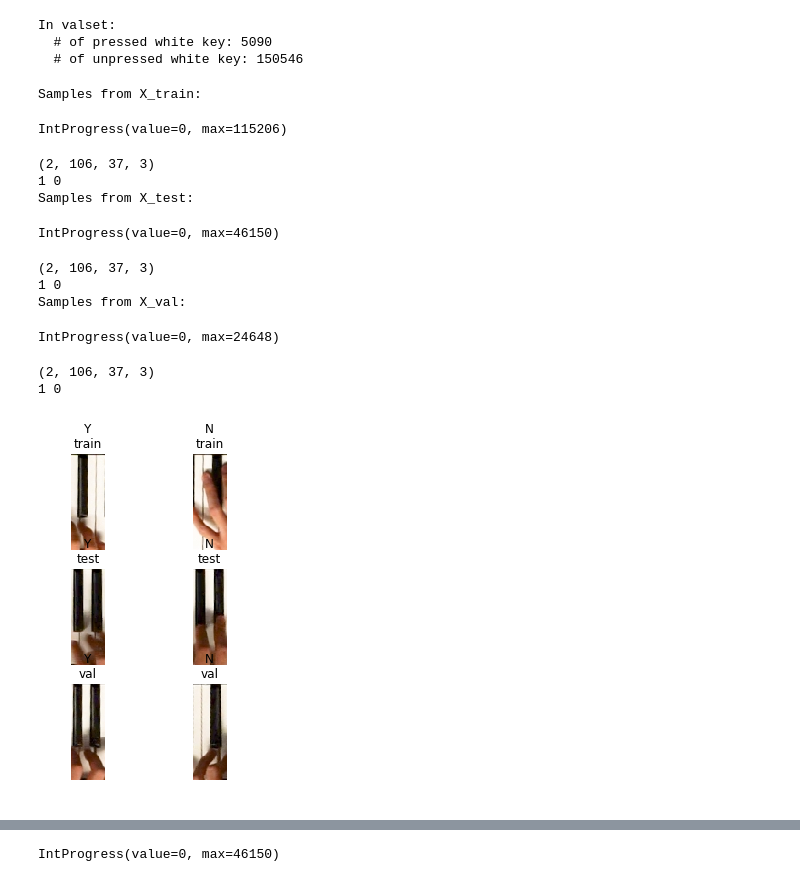
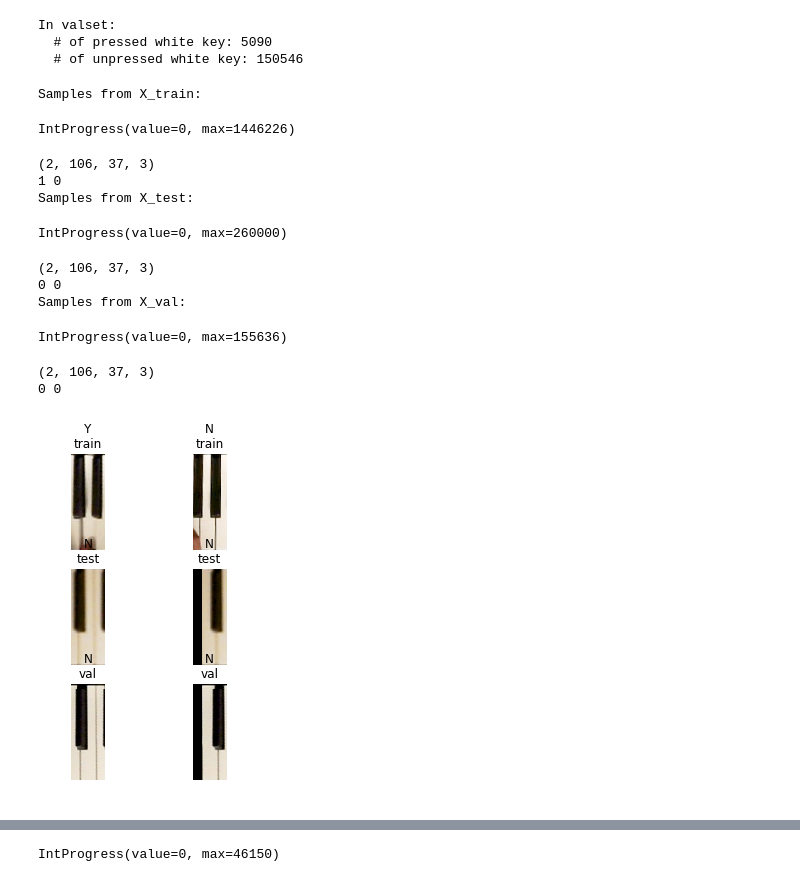
Before and after one commit to ppfish45/AI-Pianist, a Jupyter notebook: models/run_recognition_white_bundle.ipynb, the cells around one changed output, grey strips where cells are left out. Saved outputs shown, nothing was run; the diff lists cells and outputs as text; code cells hidden in the pictures.

Commit message:
Bugfix in recog white. PP can direct run it overnight

```diff
--- a/models/run_recognition_white_bundle.ipynb
+++ b/models/run_recognition_white_bundle.ipynb
@@ -53,36 +53,36 @@ def display_concat_img(img, idx=None):
 # %%
 # print several images with labels
 fig, axarr = plt.subplots(3, 2, figsize=[4, 6])
 for ii, _type in enumerate(['train', 'test', 'val']):
 
     print(f'Samples from X_{_type}: ')
 
-    for imgb, noteb in dataset.data_batch(type=_type, size='bundle', color='white', batch_size=2, NCHW=False, need_velocity=False, concatenate=concat):
+    for imgb, noteb, _ in dataset.data_batch(type=_type, size='bundle', color='white', batch_size=2, NCHW=False, need_velocity=False, concatenate=concat):
         print(imgb.shape)
         print(noteb[0], noteb[1])
         axarr[ii,0].imshow(cv2.cvtColor(display_concat_img(imgb, 0), cv2.COLOR_BGR2RGB))
         axarr[ii,0].set_title(visualize_keys(noteb[0]) + '\n' + _type)
         axarr[ii,0].axis('off')
         axarr[ii,1].imshow(cv2.cvtColor(display_concat_img(imgb, 1), cv2.COLOR_BGR2RGB))
         axarr[ii,1].set_title(visualize_keys(noteb[1]) + '\n' + _type)
         axarr[ii,1].axis('off')
         break
 
 plt.show()
 # %% [output]
 Samples from X_train:
-IntProgress(value=0, max=115206)
+IntProgress(value=0, max=1446226)
 (2, 106, 37, 3)
 1 0
 Samples from X_test:
-IntProgress(value=0, max=46150)
+IntProgress(value=0, max=260000)
 (2, 106, 37, 3)
-1 0
+0 0
 Samples from X_val:
-IntProgress(value=0, max=24648)
+IntProgress(value=0, max=155636)
 (2, 106, 37, 3)
-1 0
+0 0
-[figure, old version]
+[figure, new version]
 # %%
 wmodel.train(dataset, batch_size=32, size='bundle', color='white',
              concatenate=concat,
```
Also changed, not shown: parts of 2 cells of this notebook.
